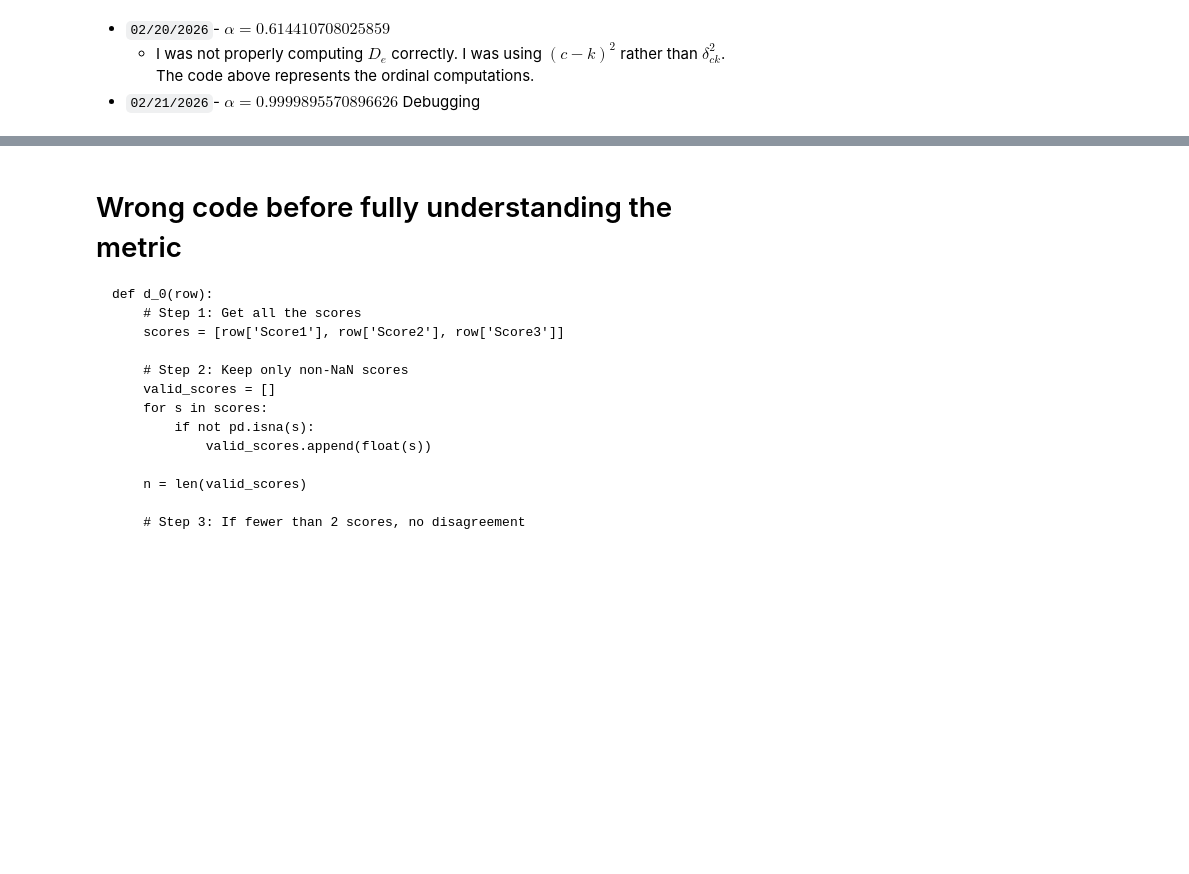
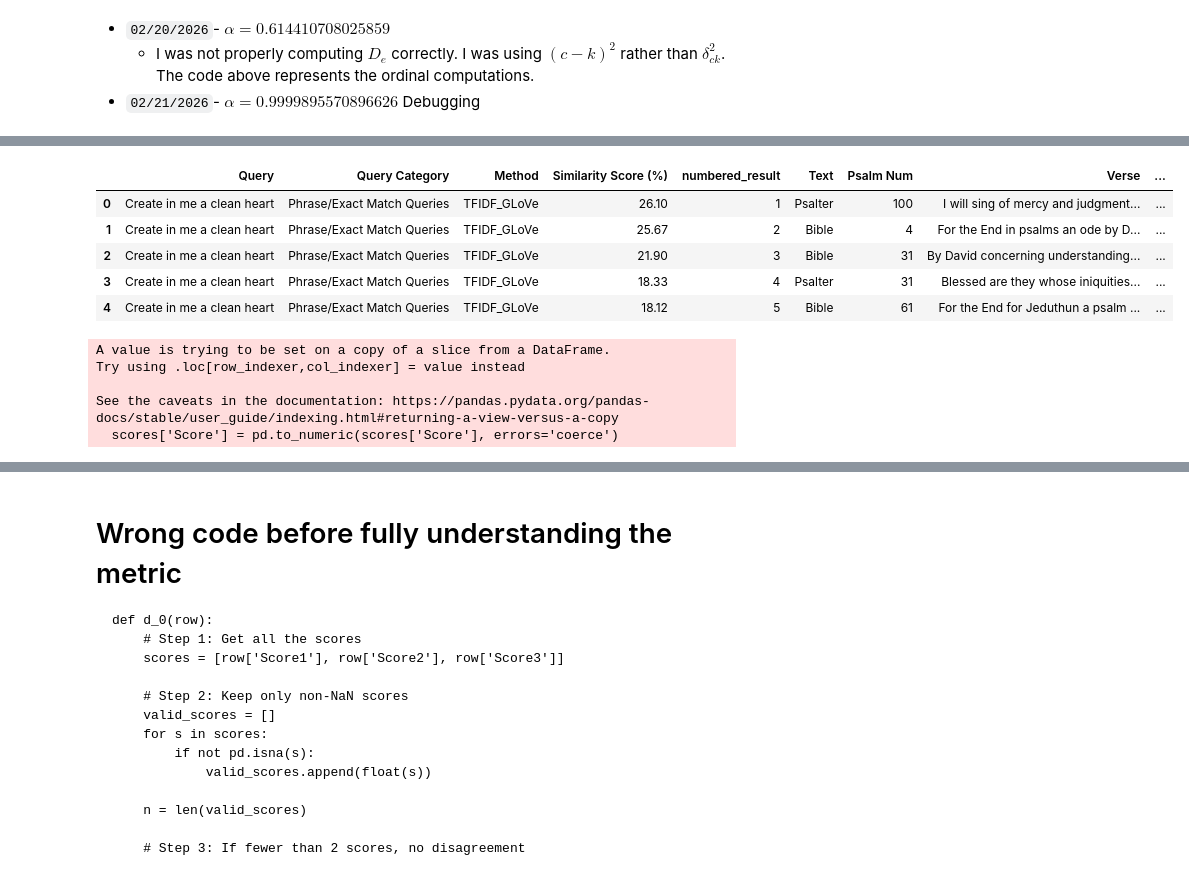
Before and after one commit to cwc09262/psalms-nlp-research, a Jupyter notebook: query_compare/blind_external_scoring.ipynb, the cells around one changed output, grey strips where cells are left out. Drawn from its saved outputs; the diff is of its cells as text; code cells hidden in the pictures; blank space fills up the shorter version.

Commit message:
started to implement Krippendorf more and inviestigating the low score. I also use the offical python package as a reference

```diff
--- a/query_compare/blind_external_scoring.ipynb
+++ b/query_compare/blind_external_scoring.ipynb
@@ -781,0 +814,26 @@ df2
+# %%
+scores.head()
+# %% [output]
+|  | Query | Query Category | Method | Similarity Score (%) | numbered_result | Text | Psalm Num | Verse | ... |
+| 0 | Create in me a clean heart | Phrase/Exact Match Queries | TFIDF_GLoVe | 26.10 | 1 | Psalter | 100 | I will sing of mercy and judgment... | ... |
+| 1 | Create in me a clean heart | Phrase/Exact Match Queries | TFIDF_GLoVe | 25.67 | 2 | Bible | 4 | For the End in psalms an ode by D... | ... |
+| 2 | Create in me a clean heart | Phrase/Exact Match Queries | TFIDF_GLoVe | 21.90 | 3 | Bible | 31 | By David concerning understanding... | ... |
+| 3 | Create in me a clean heart | Phrase/Exact Match Queries | TFIDF_GLoVe | 18.33 | 4 | Psalter | 31 | Blessed are they whose iniquities... | ... |
+| 4 | Create in me a clean heart | Phrase/Exact Match Queries | TFIDF_GLoVe | 18.12 | 5 | Bible | 61 | For the End for Jeduthun a psalm ... | ... |
+# %%
+import pandas as pd
+
+# Convert 'Score' to numeric, invalid parsing becomes NaN
+scores['Score'] = pd.to_numeric(scores['Score'], errors='coerce')
+
+# Optional: drop rows where conversion failed
+scores = scores.dropna(subset=['Score'])
+
+# Finally, convert to integer
+scores['Score'] = scores['Score'].astype(int)
+# %% [output]
+A value is trying to be set on a copy of a slice from a DataFrame.
+Try using .loc[row_indexer,col_indexer] = value instead
+
+See the caveats in the documentation: https://pandas.pydata.org/pandas-docs/stable/user_guide/indexing.html#returning-a-view-versus-a-copy
+  scores['Score'] = pd.to_numeric(scores['Score'], errors='coerce')
```
Also changed, not shown: parts of 63 cells of this notebook, 1 other file.
